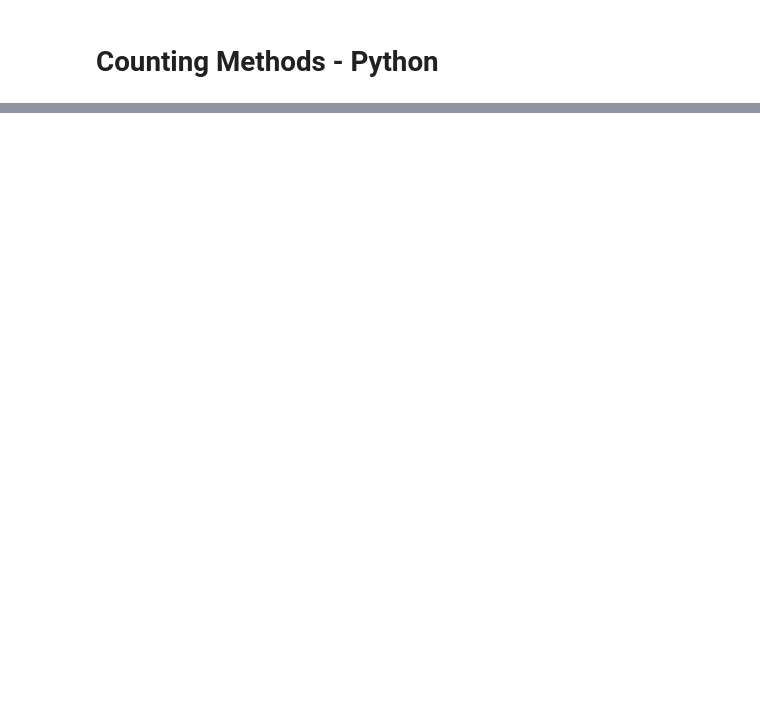
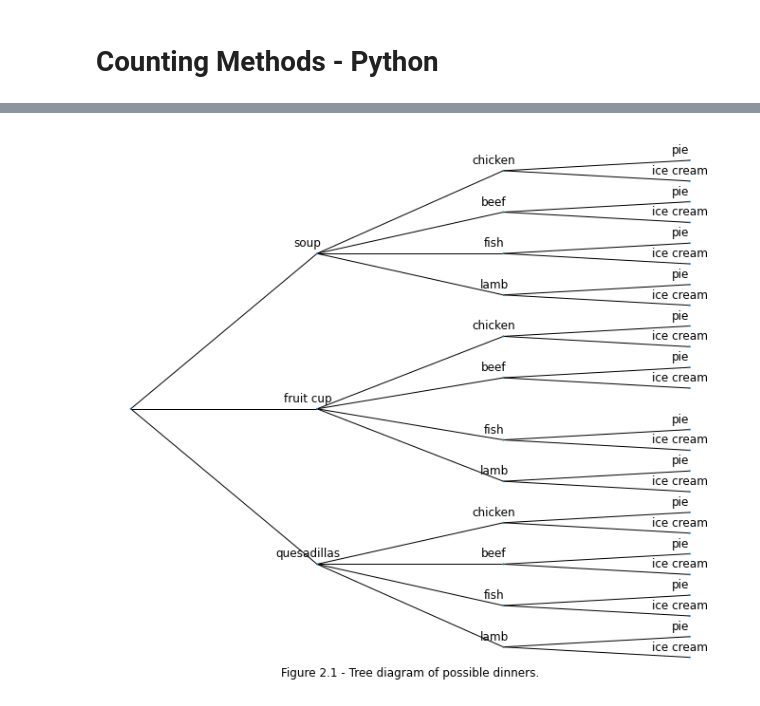
Before and after one commit to pacoraggio/ProbabilityAndBayesianModelingWithPython, a Jupyter notebook: 02_counting_methods_python.ipynb, the cells around one changed output, grey strips where cells are left out. Drawn from its saved outputs; the diff is of its cells as text; code cells hidden in the pictures; blank space fills up the shorter version.

```diff
--- a/02_counting_methods_python.ipynb
+++ b/02_counting_methods_python.ipynb
@@ -2,0 +42,29 @@
+# %%
+X=nx.Graph()
+# %%
+X.add_nodes_from(pos.keys())
+# %%
+X.add_edges_from([(0, 1),(0, 2),(0, 3),(1, 4),(1, 5),(1, 6),(1, 7),(2, 8),(2, 9),(2, 10),(2, 11),
+                  (3, 12),(3, 13),(3, 14),(3, 15),(4, 16),(4, 17),(5, 18),(5, 19),(6, 20),(6, 21),
+                  (7, 22),(7, 23),(8, 24),(8, 25),(9, 26),(9, 27),(10, 28),(10, 29),(11, 30),
+                  (11, 31),(12, 32),(12, 33),(13, 34),(13, 35),(14, 36),(14, 37),(15, 38),(15, 39),])
+# %%
+for i in range(0,40):
+    X.add_nodes_from([i], name = nnames[i])
+# %%
+import matplotlib.pyplot as plt
+
+
+plt.figure(figsize=(9,8), facecolor="w", frameon=False)
+size = [1 for _ in range(0,40)]
+txt = 'Figure 2.1 - Tree diagram of possible dinners.';
+
+nx.draw(X, pos, node_size = size)
+
+node_labels = nx.get_node_attributes(X,'name')
+nx.draw_networkx_labels(X, pos_label, labels = node_labels);
+
+plt.figtext(0.5, 0.01, txt, wrap=True, horizontalalignment='center', fontsize=12);
+plt.savefig("./figures/chap_02/figure_2_1.png", format="PNG")
+# %% [output]
+[figure, added]
```
Also changed, not shown: parts of 28 cells of this notebook, 1 other file.
